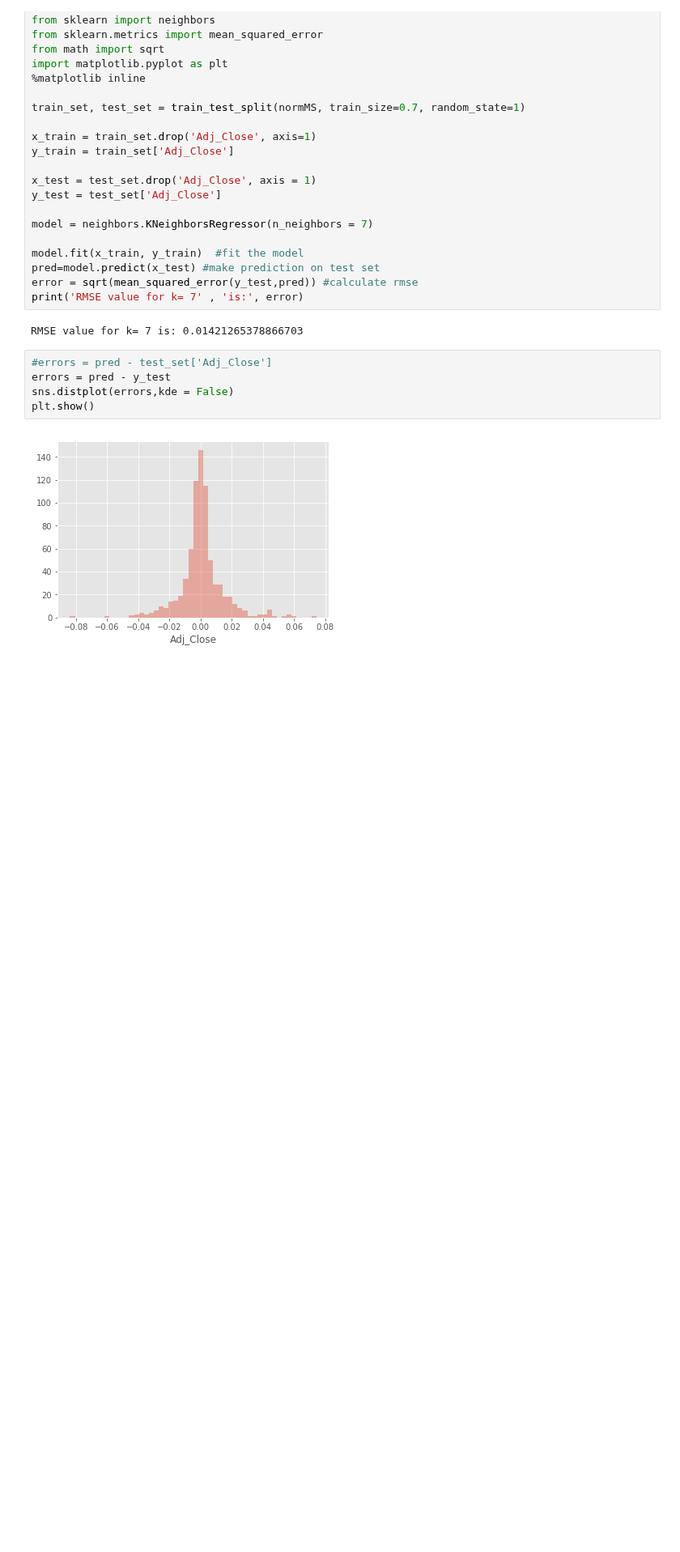
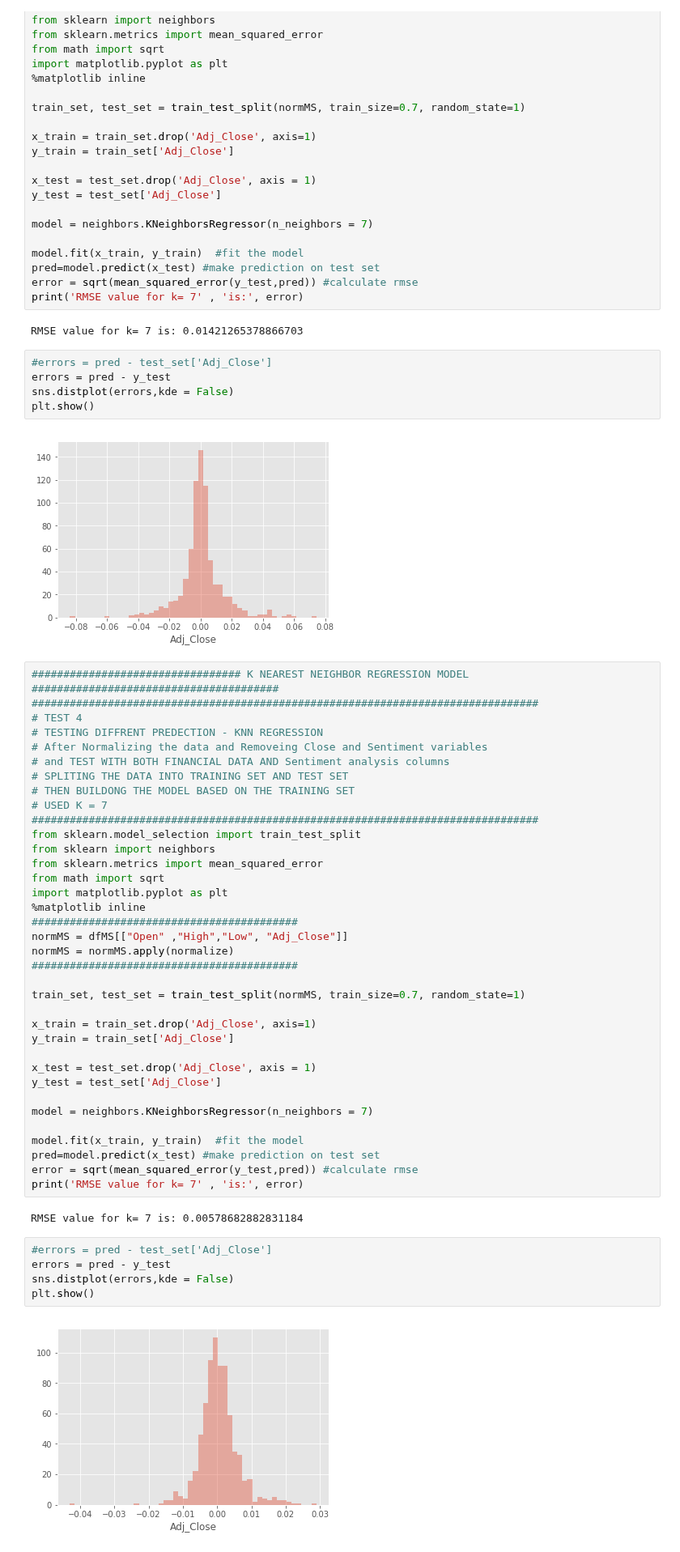
Before and after one commit to micattia/Capstone, a Jupyter notebook: 06_Exprimental_Test_and_Modeling.ipynb, the cells around one changed output. Shown at 81% size. Cells and saved outputs as stored; diff of their text form; blank space fills up the shorter version.

```diff
--- a/06_Exprimental_Test_and_Modeling.ipynb
+++ b/06_Exprimental_Test_and_Modeling.ipynb
@@ -681,4 +681,49 @@ sns.distplot(errors,kde = False)
 plt.show()
 # %% [output]
 [figure]
+# %%
+################################# K NEAREST NEIGHBOR REGRESSION MODEL #######################################
+################################################################################
+# TEST 4
+# TESTING DIFFRENT PREDECTION - KNN REGRESSION
+# After Normalizing the data and Removeing Close and Sentiment variables
+# and TEST WITH BOTH FINANCIAL DATA AND Sentiment analysis columns
+# SPLITING THE DATA INTO TRAINING SET AND TEST SET
+# THEN BUILDONG THE MODEL BASED ON THE TRAINING SET
+# USED K = 7
+################################################################################
+from sklearn.model_selection import train_test_split
+from sklearn import neighbors
+from sklearn.metrics import mean_squared_error
+from math import sqrt
+import matplotlib.pyplot as plt
+%matplotlib inline
+##########################################
+normMS = dfMS[["Open" ,"High","Low", "Adj_Close"]]
+normMS = normMS.apply(normalize)
+##########################################
+
+train_set, test_set = train_test_split(normMS, train_size=0.7, random_state=1)
+
+x_train = train_set.drop('Adj_Close', axis=1)
+y_train = train_set['Adj_Close']
+
+x_test = test_set.drop('Adj_Close', axis = 1)
+y_test = test_set['Adj_Close']
+
+model = neighbors.KNeighborsRegressor(n_neighbors = 7)
+
+model.fit(x_train, y_train)  #fit the model
+pred=model.predict(x_test) #make prediction on test set
+error = sqrt(mean_squared_error(y_test,pred)) #calculate rmse
+print('RMSE value for k= 7' , 'is:', error)
+# %% [output]
+RMSE value for k= 7 is: 0.00578682882831184
+# %%
+#errors = pred - test_set['Adj_Close']
+errors = pred - y_test
+sns.distplot(errors,kde = False)
+plt.show()
+# %% [output]
+[figure, added]
 # %%
```
Also changed, not shown: parts of 1 cell of this notebook.
